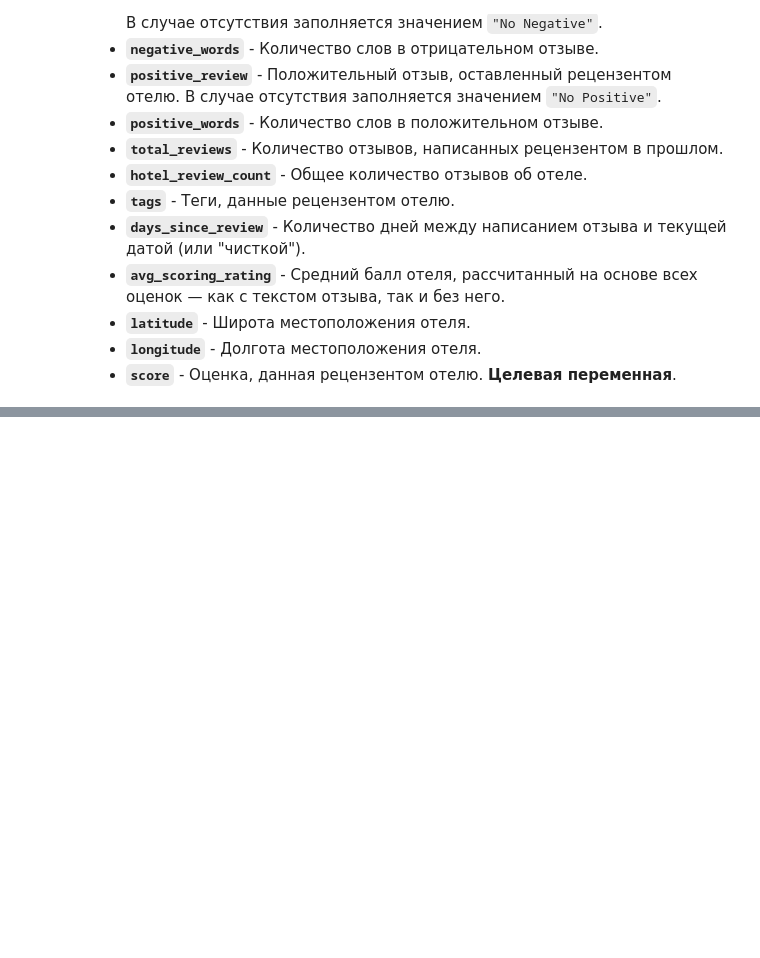
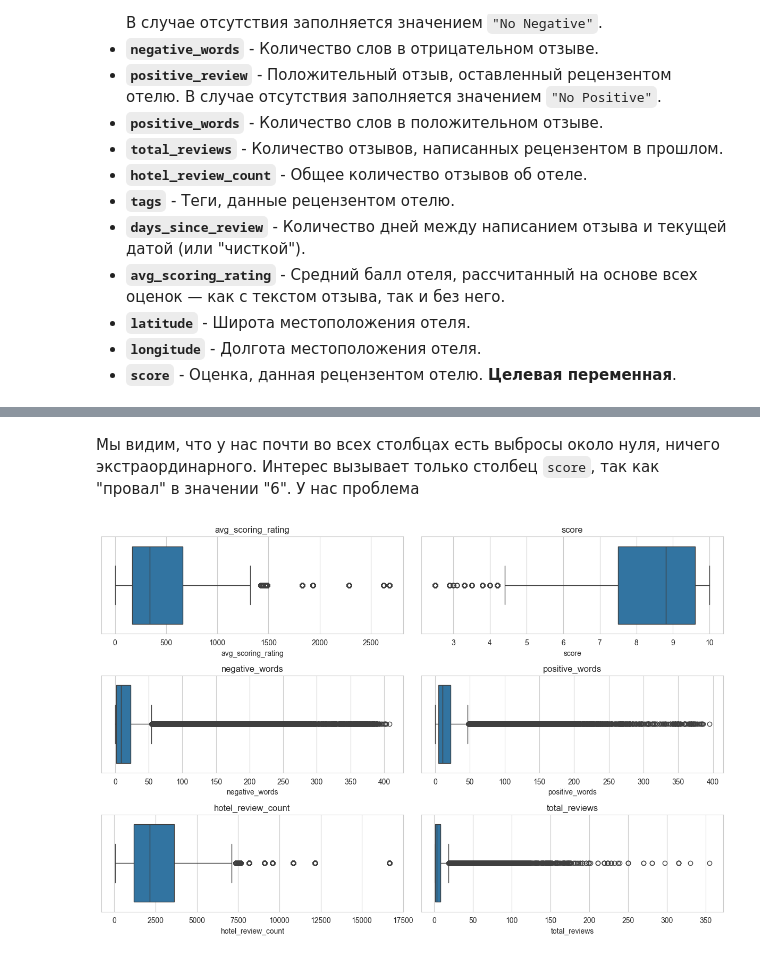
Before and after one commit to Moncervers/hotel_review_score_prediction, a Jupyter notebook: score_prediction.ipynb, the cells around one changed output, grey strips where cells are left out. Saved outputs shown, nothing was run; the diff lists cells and outputs as text; code cells hidden in the pictures; blank space fills up the shorter version.

Commit message:
Started data preprocessing

```diff
--- a/score_prediction.ipynb
+++ b/score_prediction.ipynb
@@ -194,0 +251,15 @@ Index(['address', 'Additional_Number_of_Scoring', 'review_date', 'hotel',
+# %% [markdown]
+Мы видим, что у нас почти во всех столбцах есть выбросы около нуля, ничего экстраординарного. Интерес вызывает только столбец `score`, так как "провал" в значении "6". У нас проблема
+# %%
+plt.figure(figsize = (12, 8))
+
+# Выводим диаграммы размаха
+for i, col in enumerate(num_cols):
+   plt.subplot(3, 2, i + 1)
+   sns.boxplot(x=col, data=df)
+   plt.title(col)
+
+plt.tight_layout()
+plt.show()
+# %% [output]
+[figure, added]
```
Also changed, not shown: parts of 8 cells of this notebook, 1 other file.
